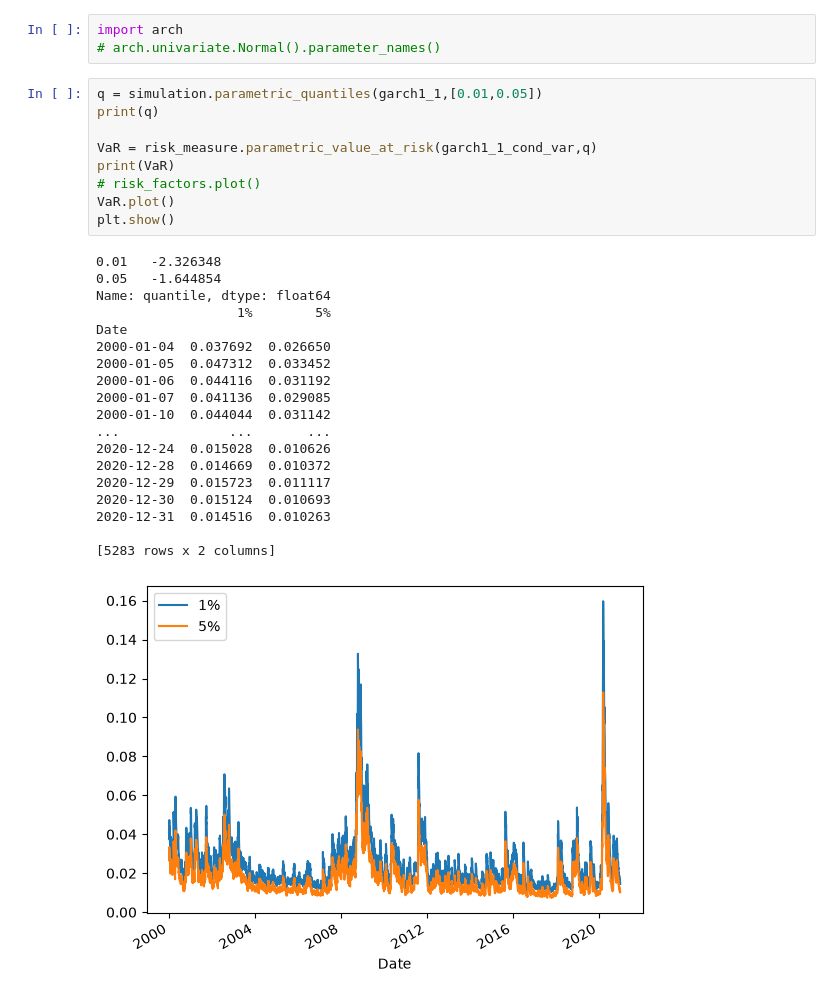
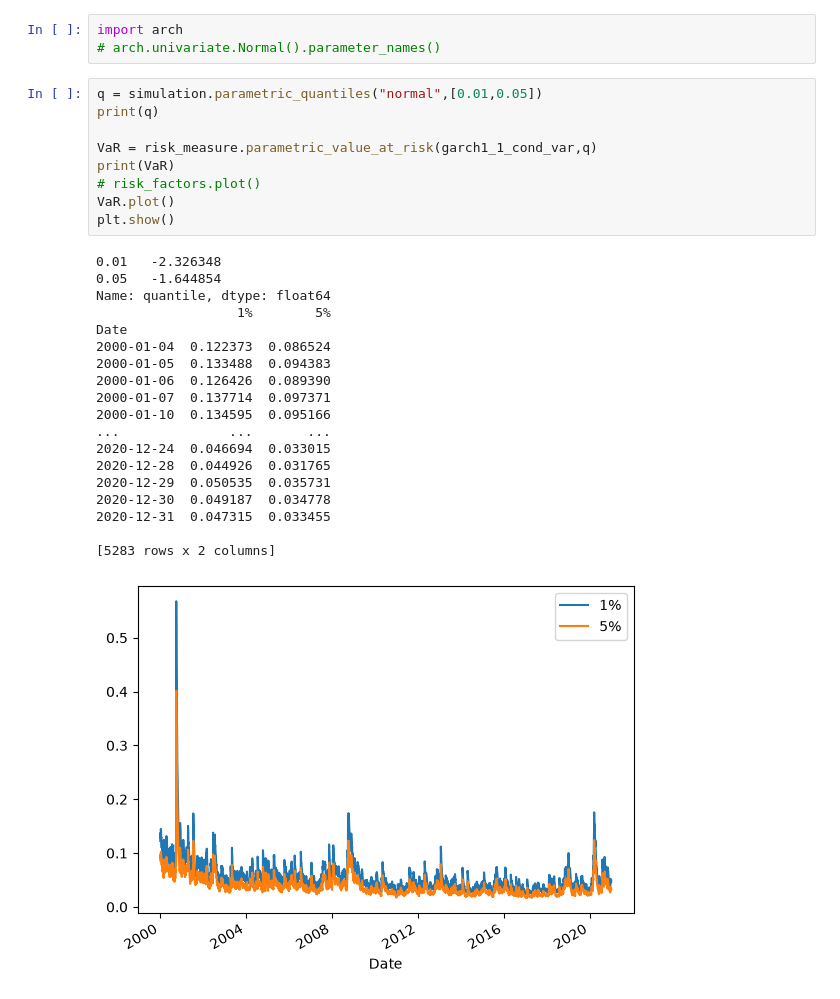
Before and after one commit to alikemal68/RiskEngine, a Jupyter notebook: test.ipynb, the cells around one changed output. Cells and saved outputs as stored; diff of their text form.

```diff
--- a/test.ipynb
+++ b/test.ipynb
@@ -146,32 +142,32 @@ Name: ^GSPC, Length: 5283, dtype: float64
 import arch
 # arch.univariate.Normal().parameter_names()
 # %%
-q = simulation.parametric_quantiles(garch1_1,[0.01,0.05])
+q = simulation.parametric_quantiles("normal",[0.01,0.05])
 print(q)
 
 VaR = risk_measure.parametric_value_at_risk(garch1_1_cond_var,q)
 print(VaR)
 # risk_factors.plot()
 VaR.plot()
 plt.show()
 # %% [output]
 0.01   -2.326348
 0.05   -1.644854
 Name: quantile, dtype: float64
                   1%        5%
 Date
-2000-01-04  0.037692  0.026650
-2000-01-05  0.047312  0.033452
-2000-01-06  0.044116  0.031192
-2000-01-07  0.041136  0.029085
-2000-01-10  0.044044  0.031142
+2000-01-04  0.122373  0.086524
+2000-01-05  0.133488  0.094383
+2000-01-06  0.126426  0.089390
+2000-01-07  0.137714  0.097371
+2000-01-10  0.134595  0.095166
 ...              ...       ...
-2020-12-24  0.015028  0.010626
-2020-12-28  0.014669  0.010372
-2020-12-29  0.015723  0.011117
-2020-12-30  0.015124  0.010693
-2020-12-31  0.014516  0.010263
+2020-12-24  0.046694  0.033015
+2020-12-28  0.044926  0.031765
+2020-12-29  0.050535  0.035731
+2020-12-30  0.049187  0.034778
+2020-12-31  0.047315  0.033455
 
 [5283 rows x 2 columns]
-[figure, old version]
+[figure, new version]
 # %%
```
Also changed, not shown: parts of 11 cells of this notebook, 4 other files.
